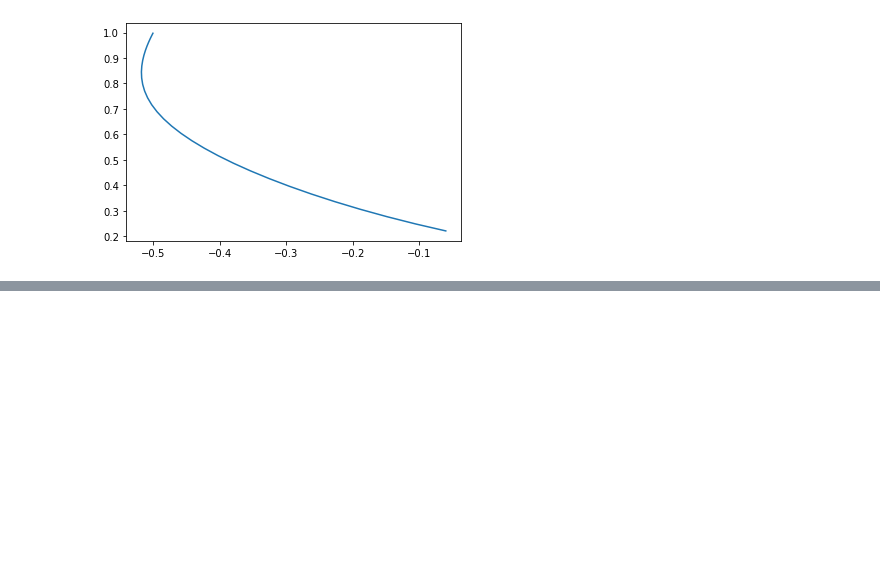
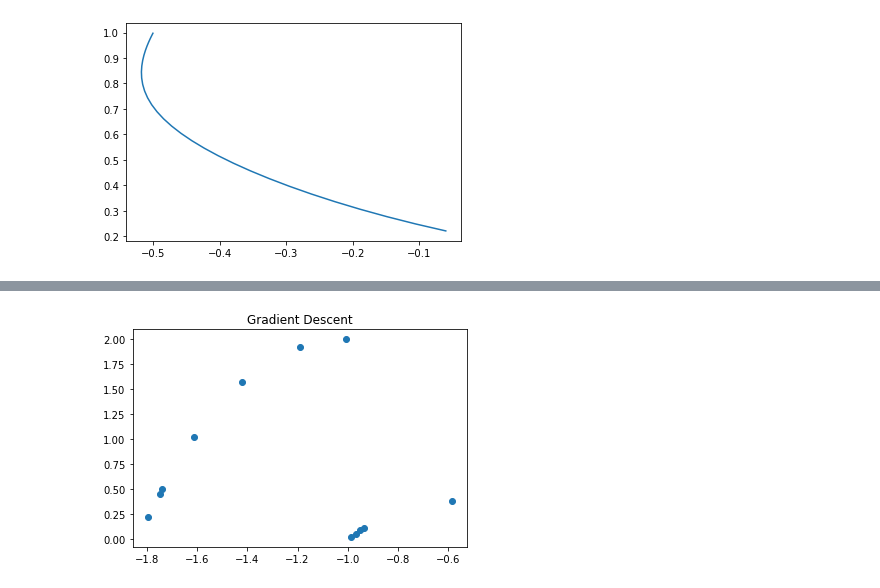
Before and after one commit to farqlia/MSiD, a Jupyter notebook: notebooks/Gradientowe metody opt.ipynb, the cells around one changed output, grey strips where cells are left out. Saved outputs shown, nothing was run; the diff lists cells and outputs as text; code cells hidden in the pictures; blank space fills up the shorter version.

```diff
--- a/notebooks/Gradientowe metody opt.ipynb
+++ b/notebooks/Gradientowe metody opt.ipynb
@@ -271,0 +668,39 @@ plt.plot(points[:n_points, 0], points[:n_points, 1])
+# %%
+def func3(x):
+    return (x + 1) * x * (x - 1)
+
+def grad3(x):
+    return 3 * x ** 2 - 1
+
+def constraint3(x):
+    return -x - 1 <= 0 and x - 1 <= 0
+
+def penalty3(x):
+    return max(0, (-x - 1) ** 2) + max(0, (x - 1) ** 2)
+
+def penalty_grad3(x):
+    return 2 * (x + 1) + 2 * (x - 1)
+
+c_1 = 0.5
+
+# def next_c(**kwargs):
+    # return 2 ** (kwargs['i'] - 1) * kwargs['penalty_term']
+
+def next_c(**kwargs):
+    return kwargs['i']
+
+lr = 0.01
+precision = 0.01
+start_point = -1.75
+
+algorithm = GDCRegularization(func3, penalty3, grad3, penalty_grad3, constraint3, lr, precision)
+
+gen = algorithm.train(c_1, next_c, start_point)
+
+results = []
+
+for (curr_point, value) in gen:
+    results.append((curr_point, value))
+    print(algorithm.format())
+
+print(algorithm.format())
@@ -271,0 +721,8 @@ plt.plot(points[:n_points, 0], points[:n_points, 1])
+# %%
+x, y = (zip(*results))
+x, y = np.array(x), np.array(y)
+
+plt.scatter(x, y)
+_ = plt.title('Gradient Descent')
+# %% [output]
+[figure, added]
```
Also changed, not shown: parts of 21 cells of this notebook, 9 other files.
